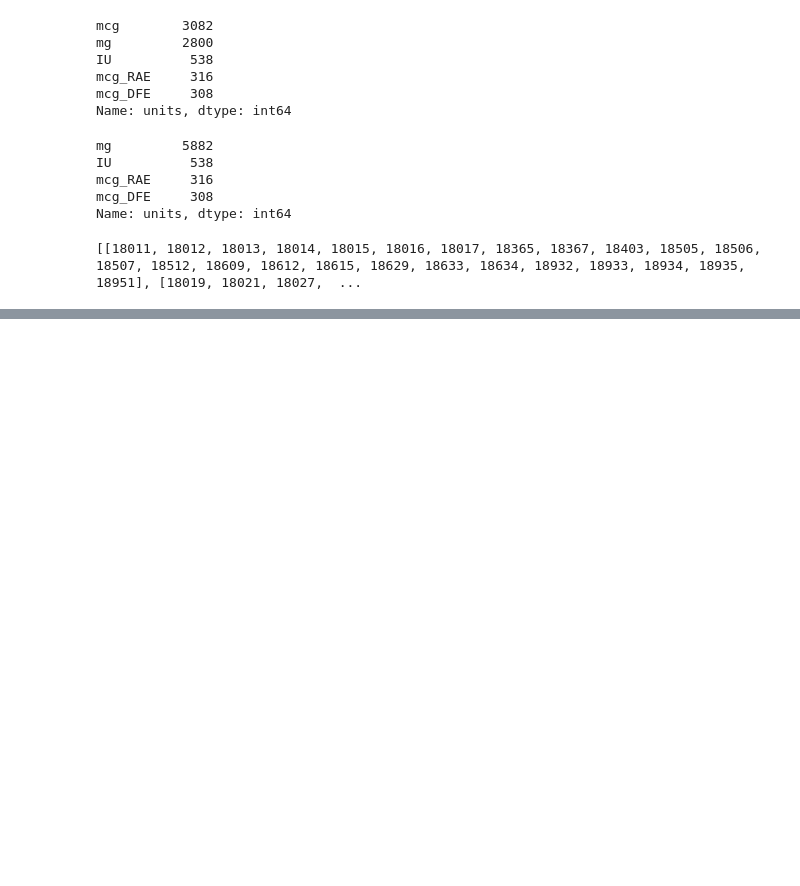
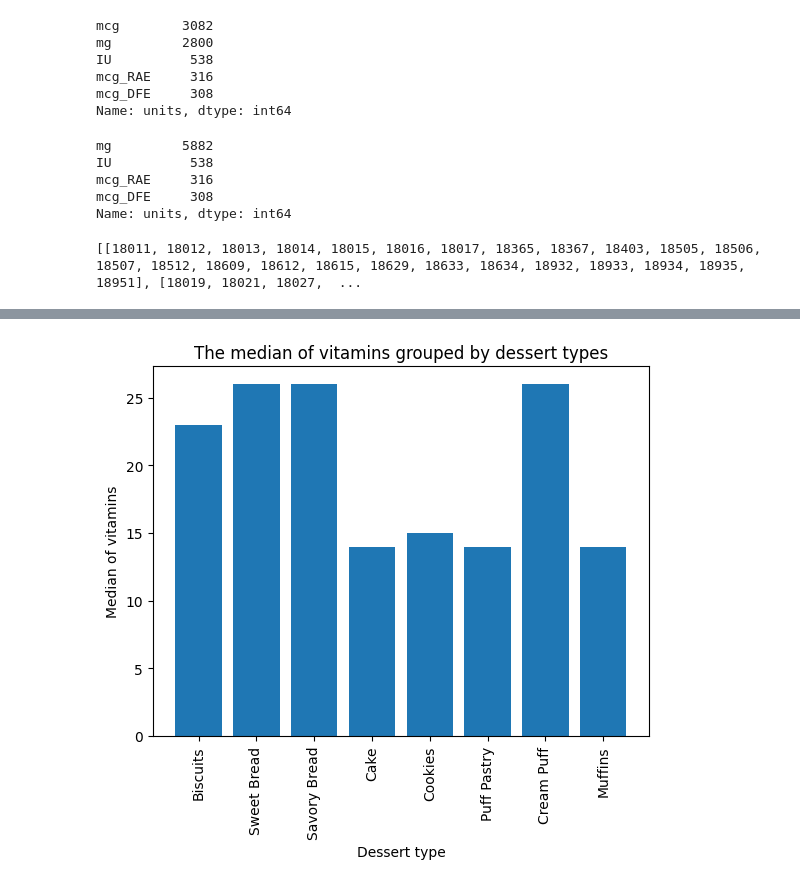
Before and after one commit to DavideIntiso/Foundations-of-Data-Engineering-and-Analytics, a Jupyter notebook: sheet2/dea02_ex1_dataset_analyses.ipynb, the cells around one changed output, grey strips where cells are left out. Cells and saved outputs as stored; diff of their text form; code cells hidden in the pictures; blank space fills up the shorter version.

Commit message:
new plot median

```diff
--- a/sheet2/dea02_ex1_dataset_analyses.ipynb
+++ b/sheet2/dea02_ex1_dataset_analyses.ipynb
@@ -546,0 +536,10 @@ plt.show()
+# %%
+# plot the medians, Toaster Pastries and Muesli does not have any specified vitamins
+plt.bar(data.type.unique(),medians)
+plt.xlabel('Dessert type')
+plt.ylabel('Median of vitamins')
+plt.title('The median of vitamins grouped by dessert types')
+plt.xticks(rotation=90)
+plt.show()
+# %% [output]
+[figure, added]
```
Also changed, not shown: parts of 6 cells of this notebook.
